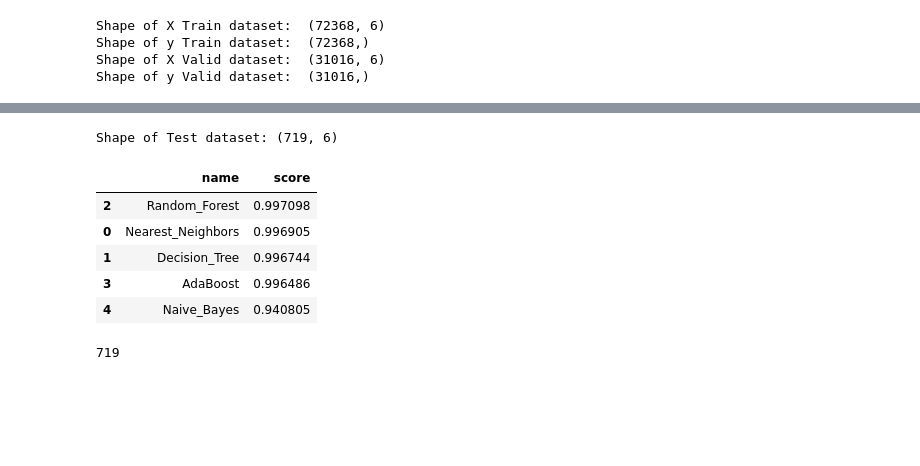
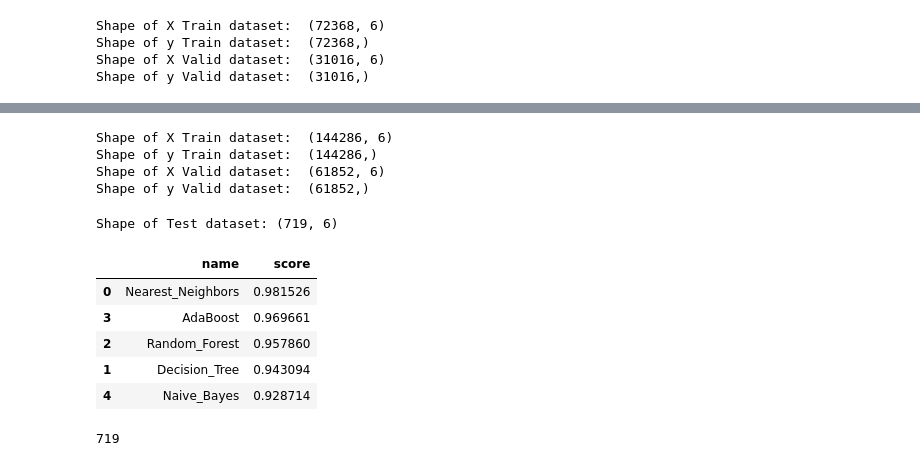
Before and after one commit to raquelcreis/customer_survival, a Jupyter notebook: notebook.ipynb, the cells around one changed output, grey strips where cells are left out. Drawn from its saved outputs; the diff is of its cells as text; code cells hidden in the pictures; blank space fills up the shorter version.

Commit message:
smote resample train and valid dataset

```diff
--- a/notebook.ipynb
+++ b/notebook.ipynb
@@ -283,3 +285,18 @@ Shape of y Valid dataset:  (31016,)
+# %%
+from imblearn.over_sampling import SMOTE
+sm = SMOTE(random_state=42,sampling_strategy=1.0)
+# %%
+X_train_res, y_train_res = sm.fit_resample(X_train, y_train.astype('int'))
+X_valid_res, y_valid_res = sm.fit_resample(X_valid, y_valid.astype('int'))
+print("Shape of X Train dataset: ",X_train_res.shape)
+print("Shape of y Train dataset: ",y_train_res.shape)
+print("Shape of X Valid dataset: ",X_valid_res.shape)
+print("Shape of y Valid dataset: ",y_valid_res.shape)
+# %% [output]
+Shape of X Train dataset:  (144286, 6)
+Shape of y Train dataset:  (144286,)
+Shape of X Valid dataset:  (61852, 6)
+Shape of y Valid dataset:  (61852,)
 # %%
 # test dataset will alocate the unknown values that will be used for prediction
 test = df.loc[df.churn == 'last']
@@ -304,18 +321,18 @@ classifiers = [
 # %%
 scores = []
 for name, clf in zip(names, classifiers):
-    clf.fit(X_train, y_train.astype('int'))
+    clf.fit(X_train_res, y_train_res.astype('int'))
     score = clf.score(X_valid, y_valid.astype('int'))
     scores.append(score)
 
 models = pd.DataFrame()
 models['name'] = names
 models['score'] = scores
 models.sort_values(by='score',ascending=False)
 # %% [output]
 |  | name | score |
-| 2 | Random_Forest | 0.997098 |
-| 0 | Nearest_Neighbors | 0.996905 |
-| 1 | Decision_Tree | 0.996744 |
-| 3 | AdaBoost | 0.996486 |
-| 4 | Naive_Bayes | 0.940805 |
+| 0 | Nearest_Neighbors | 0.981526 |
+| 3 | AdaBoost | 0.969661 |
+| 2 | Random_Forest | 0.957860 |
+| 1 | Decision_Tree | 0.943094 |
+| 4 | Naive_Bayes | 0.928714 |
```
Also changed, not shown: parts of 7 cells of this notebook.
